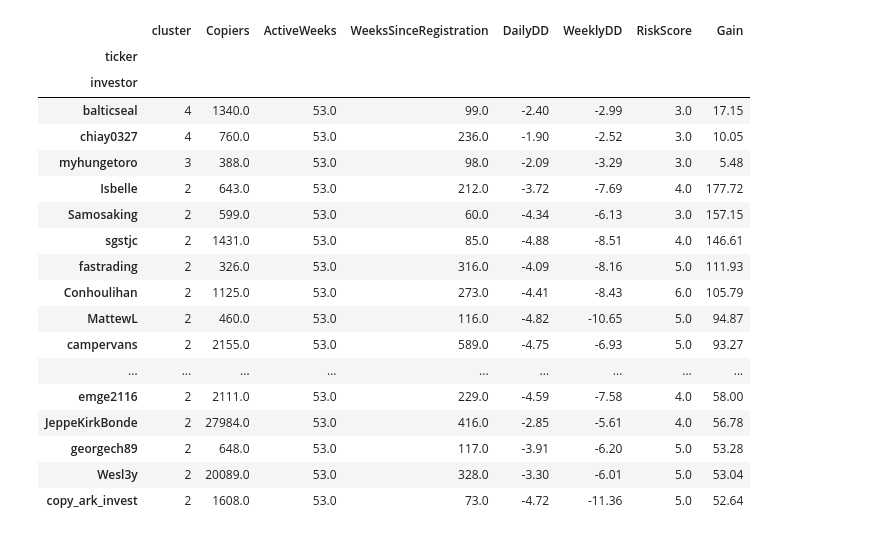
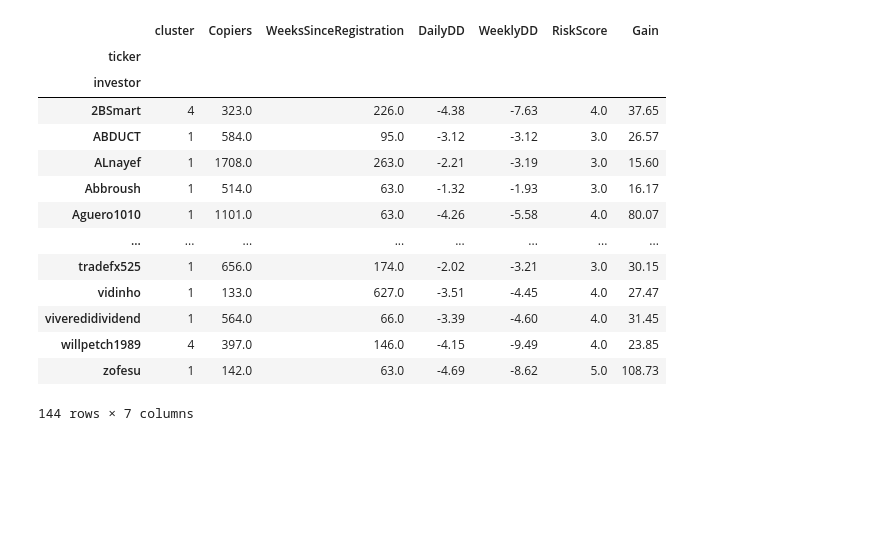
Before and after one commit to bstanie/beautiful-creature, a Jupyter notebook: notebooks/portfolio_builder.ipynb, the cells around one changed output. Drawn from its saved outputs; the diff is of its cells as text; code cells hidden in the pictures; blank space fills up the shorter version.

```diff
--- a/notebooks/portfolio_builder.ipynb
+++ b/notebooks/portfolio_builder.ipynb
@@ -89,33 +126,27 @@ for p in portfols:
 # %%
 a_df = pd.DataFrame(data=a_portfols,columns=["investor","percent","ticker"])
 a_df = a_df.pivot_table(index="investor", columns="ticker").fillna(0)
-a_df["cluster"] = KMeans(n_clusters=5).fit_predict(a_df)
-fields = ["Copiers","ActiveWeeks","WeeksSinceRegistration","DailyDD","WeeklyDD","RiskScore","Gain"]
+a_df["cluster"] = KMeans(n_clusters=N_CLUSTERS).fit_predict(a_df)
+fields = ["Copiers","WeeksSinceRegistration","DailyDD","WeeklyDD","RiskScore","Gain"]
 
 for investor_name in a_df.index:
     for field in fields:
         a_df.loc[investor_name,field] = investors[investor_name][field]
-a_df = a_df.drop("percent",axis=1)
+a_df_short = a_df.drop("percent",axis=1)
+a_df_short
+# %% [output]
+|  | cluster | Copiers | WeeksSinceRegistration | DailyDD | WeeklyDD | RiskScore | Gain |
+| ticker |  |  |  |  |  |  |  |
+| investor |  |  |  |  |  |  |  |
+| 2BSmart | 4 | 323.0 | 226.0 | -4.38 | -7.63 | 4.0 | 37.65 |
+| ABDUCT | 1 | 584.0 | 95.0 | -3.12 | -3.12 | 3.0 | 26.57 |
+| ALnayef | 1 | 1708.0 | 263.0 | -2.21 | -3.19 | 3.0 | 15.60 |
+| Abbroush | 1 | 514.0 | 63.0 | -1.32 | -1.93 | 3.0 | 16.17 |
+| Aguero1010 | 1 | 1101.0 | 63.0 | -4.26 | -5.58 | 4.0 | 80.07 |
+| ... | ... | ... | ... | ... | ... | ... | ... |
+| tradefx525 | 1 | 656.0 | 174.0 | -2.02 | -3.21 | 3.0 | 30.15 |
+| vidinho | 1 | 133.0 | 627.0 | -3.51 | -4.45 | 4.0 | 27.47 |
+| viveredidividend | 1 | 564.0 | 66.0 | -3.39 | -4.60 | 4.0 | 31.45 |
+| willpetch1989 | 4 | 397.0 | 146.0 | -4.15 | -9.49 | 4.0 | 23.85 |
+| zofesu | 1 | 142.0 | 63.0 | -4.69 | -8.62 | 5.0 | 108.73 |
+144 rows × 7 columns
-# %%
-# a_df.sort_values("Copiers",ascending=False).head(30)
-a_df.sort_values(["cluster","Gain"],ascending=False).head(30)
-# %% [output]
-|  | cluster | Copiers | ActiveWeeks | WeeksSinceRegistration | DailyDD | WeeklyDD | RiskScore | Gain |
-| ticker |  |  |  |  |  |  |  |  |
-| investor |  |  |  |  |  |  |  |  |
-| balticseal | 4 | 1340.0 | 53.0 | 99.0 | -2.40 | -2.99 | 3.0 | 17.15 |
-| chiay0327 | 4 | 760.0 | 53.0 | 236.0 | -1.90 | -2.52 | 3.0 | 10.05 |
-| myhungetoro | 3 | 388.0 | 53.0 | 98.0 | -2.09 | -3.29 | 3.0 | 5.48 |
-| Isbelle | 2 | 643.0 | 53.0 | 212.0 | -3.72 | -7.69 | 4.0 | 177.72 |
-| Samosaking | 2 | 599.0 | 53.0 | 60.0 | -4.34 | -6.13 | 3.0 | 157.15 |
-| sgstjc | 2 | 1431.0 | 53.0 | 85.0 | -4.88 | -8.51 | 4.0 | 146.61 |
-| fastrading | 2 | 326.0 | 53.0 | 316.0 | -4.09 | -8.16 | 5.0 | 111.93 |
-| Conhoulihan | 2 | 1125.0 | 53.0 | 273.0 | -4.41 | -8.43 | 6.0 | 105.79 |
-| MattewL | 2 | 460.0 | 53.0 | 116.0 | -4.82 | -10.65 | 5.0 | 94.87 |
-| campervans | 2 | 2155.0 | 53.0 | 589.0 | -4.75 | -6.93 | 5.0 | 93.27 |
-| ... | ... | ... | ... | ... | ... | ... | ... | ... |
-| emge2116 | 2 | 2111.0 | 53.0 | 229.0 | -4.59 | -7.58 | 4.0 | 58.00 |
-| JeppeKirkBonde | 2 | 27984.0 | 53.0 | 416.0 | -2.85 | -5.61 | 4.0 | 56.78 |
-| georgech89 | 2 | 648.0 | 53.0 | 117.0 | -3.91 | -6.20 | 5.0 | 53.28 |
-| Wesl3y | 2 | 20089.0 | 53.0 | 328.0 | -3.30 | -6.01 | 5.0 | 53.04 |
-| copy_ark_invest | 2 | 1608.0 | 53.0 | 73.0 | -4.72 | -11.36 | 5.0 | 52.64 |
```
Also changed, not shown: parts of 8 cells of this notebook, 2 other files.
